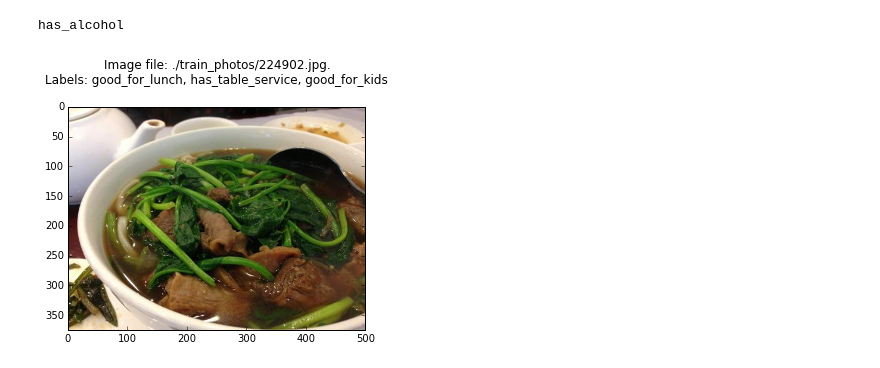
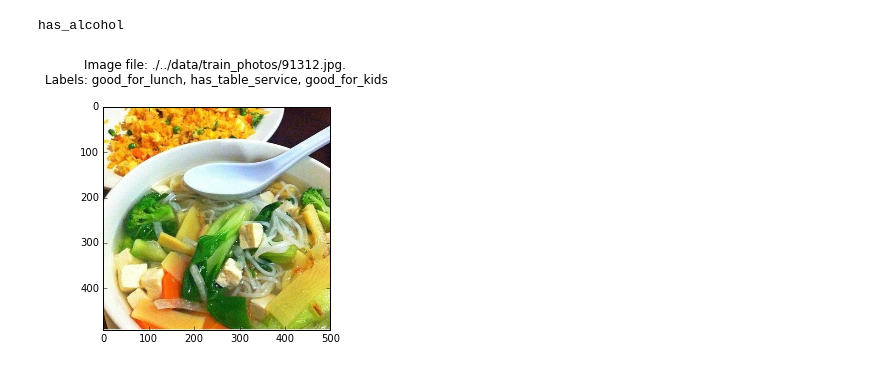
Before and after one commit to Bots-And-Brains/yelp-kaggle, a Jupyter notebook: browse_images.ipynb, the cells around one changed output. Saved outputs shown, nothing was run; the diff lists cells and outputs as text; code cells hidden in the pictures.

Commit message:
Update the paths to use the standard layout. See README.md

```diff
--- a/browse_images.ipynb
+++ b/browse_images.ipynb
@@ -14,12 +14,12 @@ import os
 #image->business_id->label_ids->label names maps
 
 #image_id->business_id
-imgs_file = os.path.join(os.curdir,"train_photo_to_biz_ids.csv")
+imgs_file = os.path.join(os.curdir,"../data/train_photo_to_biz_ids.csv")
 a = np.loadtxt(imgs_file, dtype=np.dtype('string'), delimiter=",",skiprows=1)
 img2biz = dict(a)
 
 #business_id->list of label_ids
-labels_file = os.path.join(os.curdir,"train.csv")
+labels_file = os.path.join(os.curdir,"../data/train.csv")
 l = np.loadtxt(labels_file, dtype=np.dtype('string'), delimiter=",",skiprows=1)
 biz2labels = dict([(x[0],x[1].split()) for x in l])
 
@@ -46,8 +46,8 @@ def browse_images(root, images):
     #interact(view_image, i=random.sample(range(0,100),5))
     interact(view_image, i=(0,n-1))
 # %%
-root = os.path.join(os.curdir,"train_photos")
+root = os.path.join(os.curdir,"../data/train_photos")
 images=os.listdir(root)
 browse_images(root, images)
 # %% [output]
-[figure, old version]
+[figure, new version]
```
